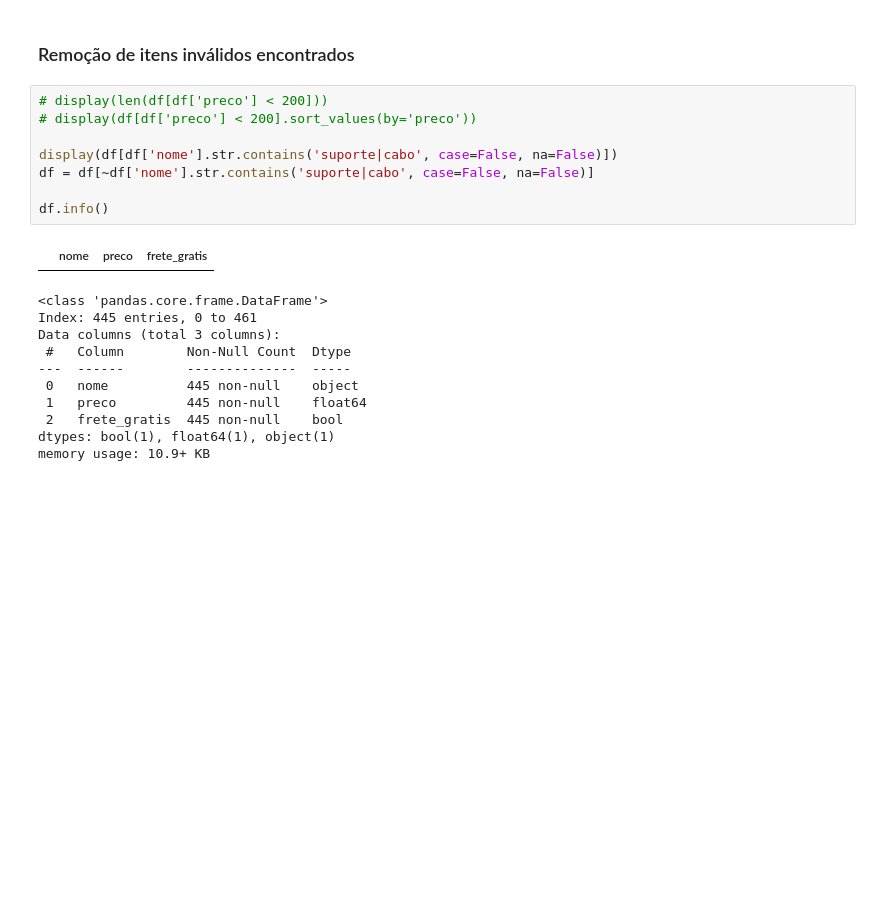
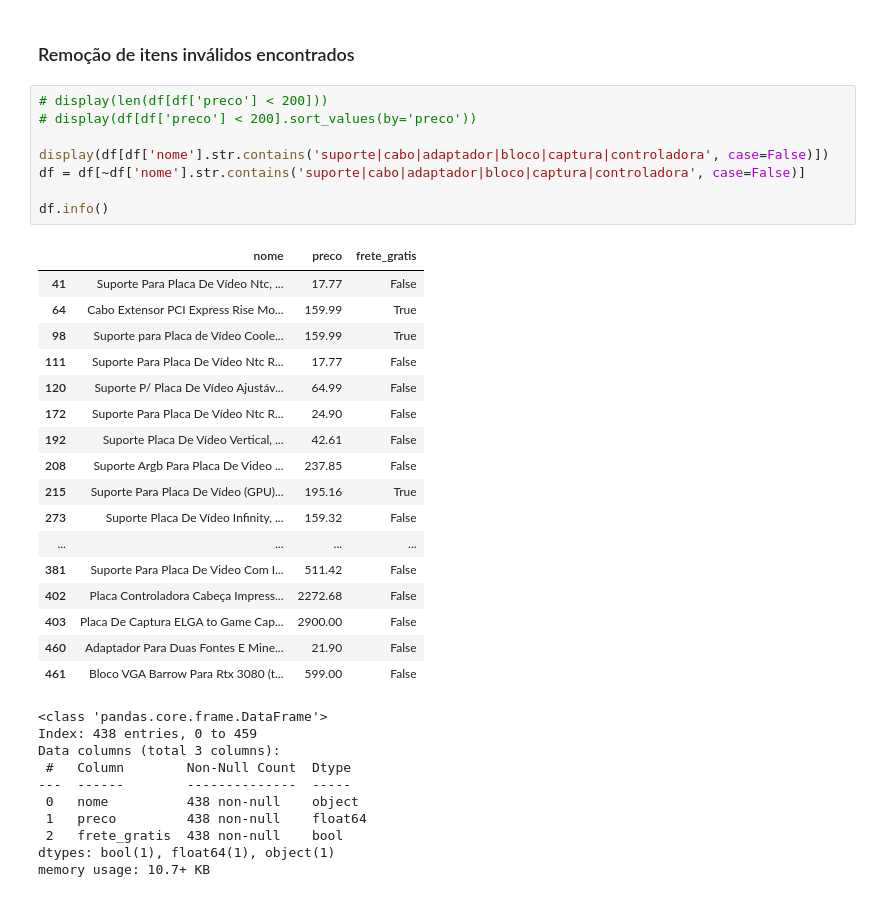
Before and after one commit to IIIgorMoura/web_scraping_dinamico, a Jupyter notebook: tratamento.ipynb, the cells around one changed output. Drawn from its saved outputs; the diff is of its cells as text; blank space fills up the shorter version.

```diff
--- a/tratamento.ipynb
+++ b/tratamento.ipynb
@@ -94,20 +94,36 @@ memory usage: 7.8+ KB
 # %%
 # display(len(df[df['preco'] < 200]))
 # display(df[df['preco'] < 200].sort_values(by='preco'))
 
-display(df[df['nome'].str.contains('suporte|cabo', case=False, na=False)])
-df = df[~df['nome'].str.contains('suporte|cabo', case=False, na=False)]
+display(df[df['nome'].str.contains('suporte|cabo|adaptador|bloco|captura|controladora', case=False)])
+df = df[~df['nome'].str.contains('suporte|cabo|adaptador|bloco|captura|controladora', case=False)]
 
 df.info()
 # %% [output]
 |  | nome | preco | frete_gratis |
+| 41 | Suporte Para Placa De Vídeo Ntc, ... | 17.77 | False |
+| 64 | Cabo Extensor PCI Express Rise Mo... | 159.99 | True |
+| 98 | Suporte para Placa de Vídeo Coole... | 159.99 | True |
+| 111 | Suporte Para Placa De Vídeo Ntc R... | 17.77 | False |
+| 120 | Suporte P/ Placa De Vídeo Ajustáv... | 64.99 | False |
+| 172 | Suporte Para Placa De Vídeo Ntc R... | 24.90 | False |
+| 192 | Suporte Placa De Vídeo Vertical, ... | 42.61 | False |
+| 208 | Suporte Argb Para Placa De Video ... | 237.85 | False |
+| 215 | Suporte Para Placa De Vídeo (GPU)... | 195.16 | True |
+| 273 | Suporte Placa De Vídeo Infinity, ... | 159.32 | False |
+| ... | ... | ... | ... |
+| 381 | Suporte Para Placa De Video Com I... | 511.42 | False |
+| 402 | Placa Controladora Cabeça Impress... | 2272.68 | False |
+| 403 | Placa De Captura ELGA to Game Cap... | 2900.00 | False |
+| 460 | Adaptador Para Duas Fontes E Mine... | 21.90 | False |
+| 461 | Bloco VGA Barrow Para Rtx 3080 (t... | 599.00 | False |
 <class 'pandas.core.frame.DataFrame'>
-Index: 445 entries, 0 to 461
+Index: 438 entries, 0 to 459
 Data columns (total 3 columns):
  #   Column        Non-Null Count  Dtype
 ---  ------        --------------  -----
- 0   nome          445 non-null    object
- 1   preco         445 non-null    float64
- 2   frete_gratis  445 non-null    bool
+ 0   nome          438 non-null    object
+ 1   preco         438 non-null    float64
+ 2   frete_gratis  438 non-null    bool
 dtypes: bool(1), float64(1), object(1)
-memory usage: 10.9+ KB
+memory usage: 10.7+ KB
```
Also changed, not shown: parts of 6 cells of this notebook, 1 other file.
